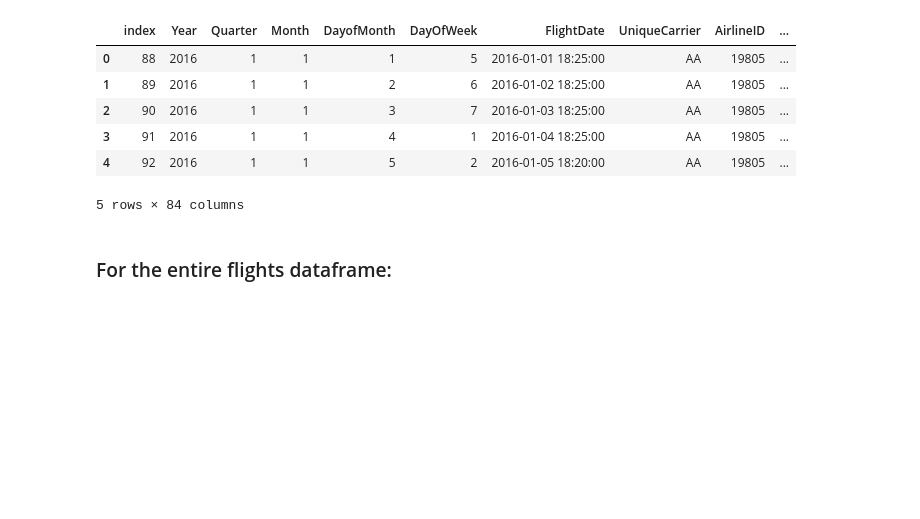
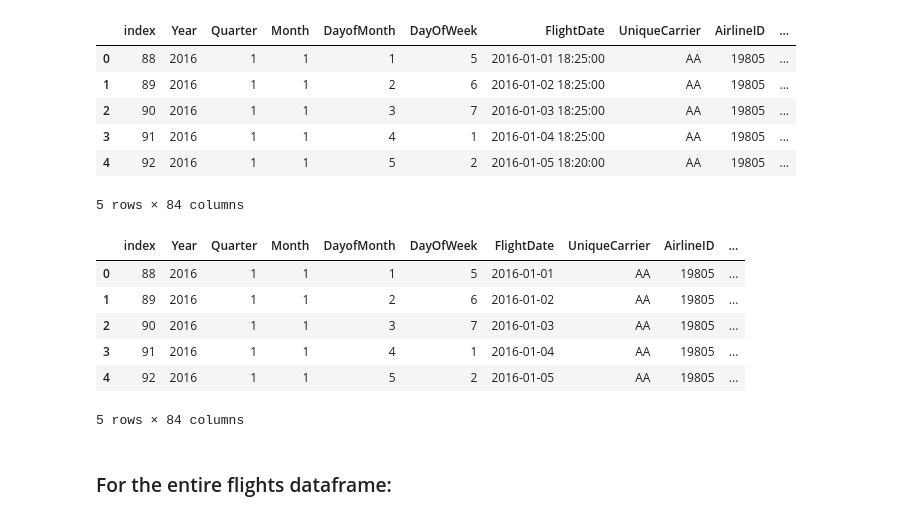
Before and after one commit to fausa/ADS508, a Jupyter notebook: Susy_EDA.ipynb, the cells around one changed output. Cells and saved outputs as stored; diff of their text form; code cells hidden in the pictures; blank space fills up the shorter version.

```diff
--- a/Susy_EDA.ipynb
+++ b/Susy_EDA.ipynb
@@ -515,6 +515,19 @@ dff_Origin_JFK.head()
 # %%
 dff_Origin_JFK['FlightDate'] = pd.to_datetime(dff_Origin_JFK['FlightDate'],
                                           format='%Y-%m-%d %H:%M:%S')
+# %%
+dff_Origin_JFK_mod=dff_Origin_JFK.copy()
+dff_Origin_JFK_mod['FlightDate']=dff_Origin_JFK_mod['FlightDate'].dt.date
+# %%
+dff_Origin_JFK_mod.head()
+# %% [output]
+|  | index | Year | Quarter | Month | DayofMonth | DayOfWeek | FlightDate | UniqueCarrier | AirlineID | ... |
+| 0 | 88 | 2016 | 1 | 1 | 1 | 5 | 2016-01-01 | AA | 19805 | ... |
+| 1 | 89 | 2016 | 1 | 1 | 2 | 6 | 2016-01-02 | AA | 19805 | ... |
+| 2 | 90 | 2016 | 1 | 1 | 3 | 7 | 2016-01-03 | AA | 19805 | ... |
+| 3 | 91 | 2016 | 1 | 1 | 4 | 1 | 2016-01-04 | AA | 19805 | ... |
+| 4 | 92 | 2016 | 1 | 1 | 5 | 2 | 2016-01-05 | AA | 19805 | ... |
+5 rows × 84 columns
 # %% [markdown]
 ### For the entire flights dataframe:
 # %%
```
Also changed, not shown: parts of 14 cells of this notebook.
